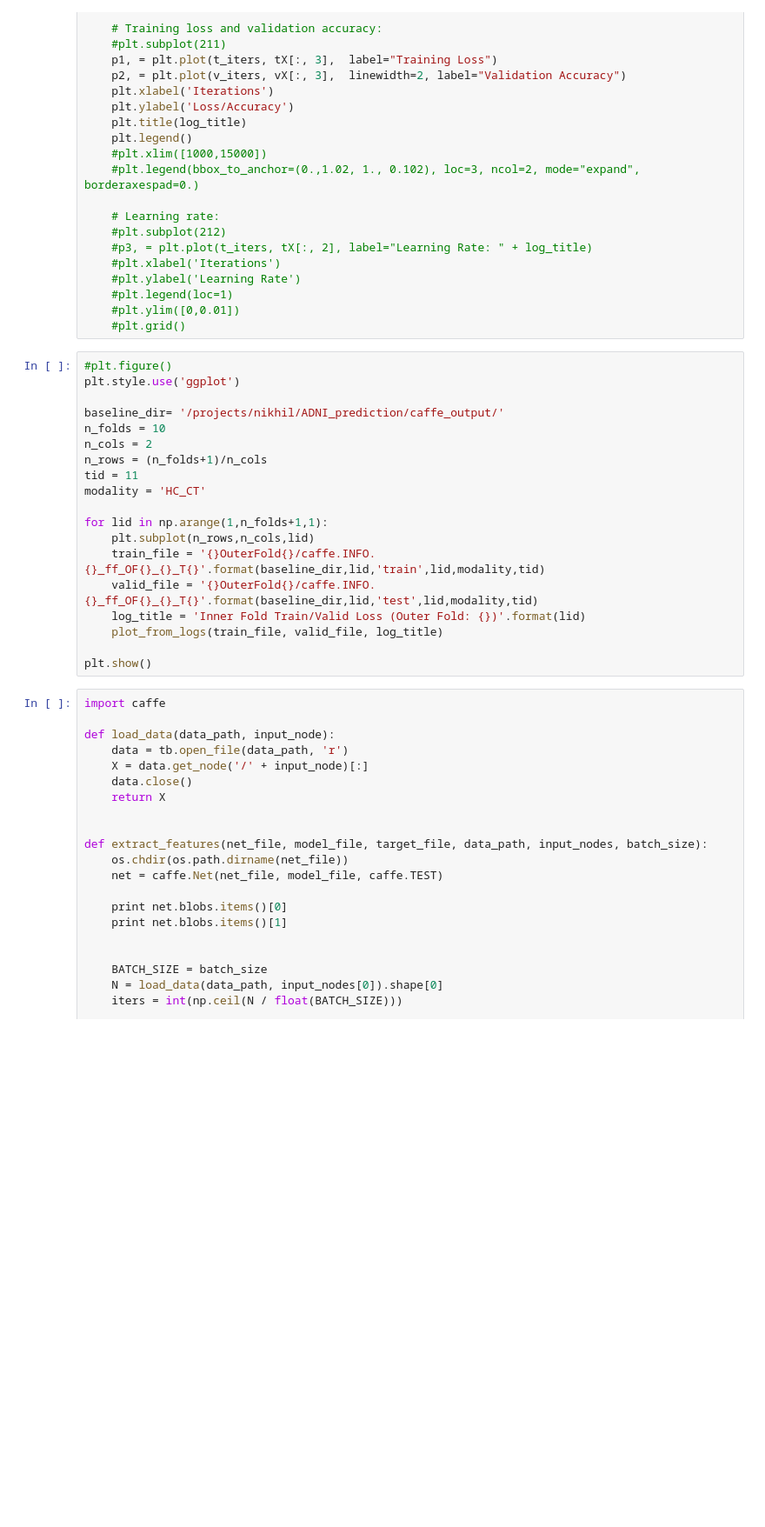
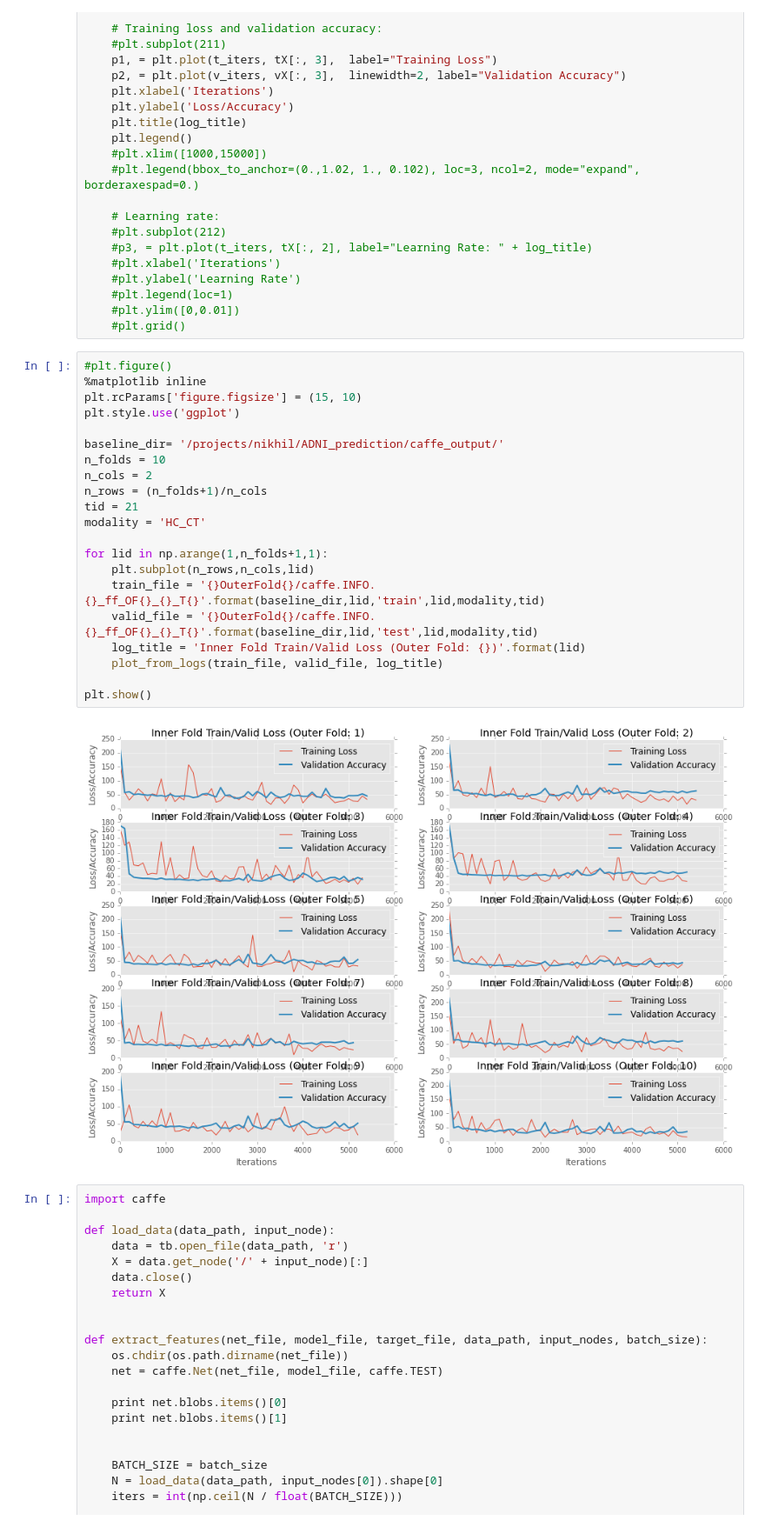
Before and after one commit to TIGRLab/NI-ML, a Jupyter notebook: models/notebooks/model_training_visuals.ipynb, the cells around one changed output. Shown: that part at 87% size. Cells and saved outputs as stored; diff of their text form; blank space fills up the shorter version.

Commit message:
reorgnized code with minor changes + plots boxplot montages

```diff
--- a/models/notebooks/model_training_visuals.ipynb
+++ b/models/notebooks/model_training_visuals.ipynb
@@ -58,23 +59,27 @@ def plot_from_logs(train_file, valid_file, log_title):
     #plt.grid()
 # %%
 #plt.figure()
+%matplotlib inline
+plt.rcParams['figure.figsize'] = (15, 10)
 plt.style.use('ggplot')
 
 baseline_dir= '/projects/nikhil/ADNI_prediction/caffe_output/'
 n_folds = 10
 n_cols = 2
 n_rows = (n_folds+1)/n_cols
-tid = 11
+tid = 21
 modality = 'HC_CT'
 
 for lid in np.arange(1,n_folds+1,1):
     plt.subplot(n_rows,n_cols,lid)
     train_file = '{}OuterFold{}/caffe.INFO.{}_ff_OF{}_{}_T{}'.format(baseline_dir,lid,'train',lid,modality,tid)
     valid_file = '{}OuterFold{}/caffe.INFO.{}_ff_OF{}_{}_T{}'.format(baseline_dir,lid,'test',lid,modality,tid)
     log_title = 'Inner Fold Train/Valid Loss (Outer Fold: {})'.format(lid)
     plot_from_logs(train_file, valid_file, log_title)
 
 plt.show()
+# %% [output]
+[figure, added]
 # %%
 import caffe
 
```
Also changed, not shown: parts of 10 cells of this notebook, 2 other files.
